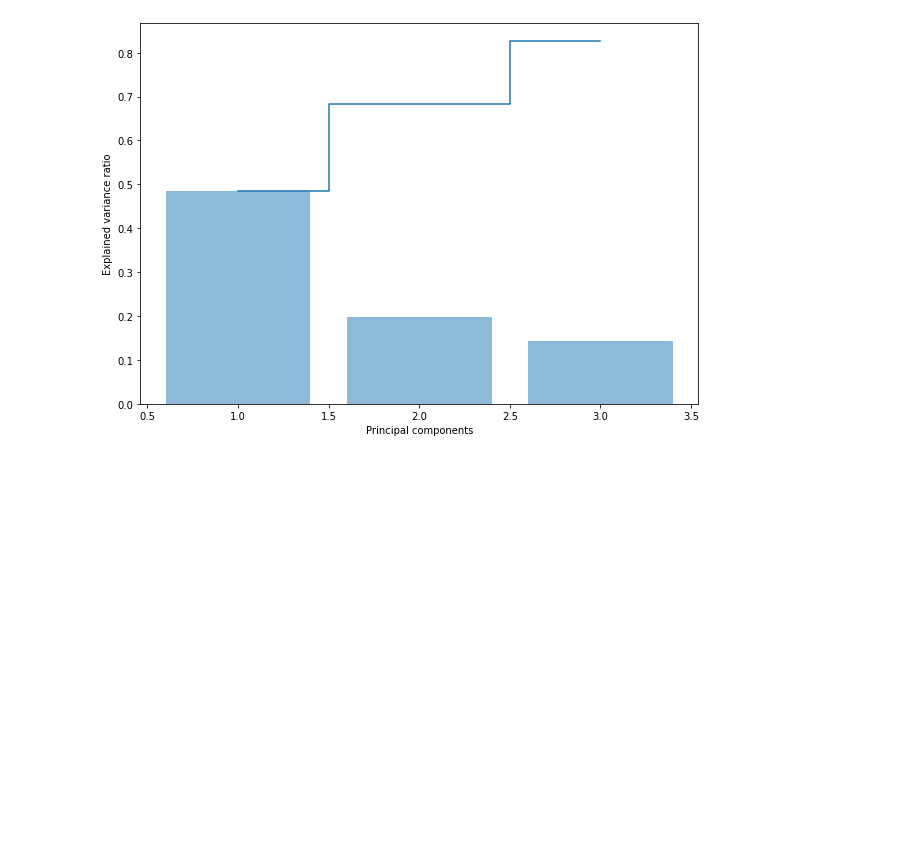
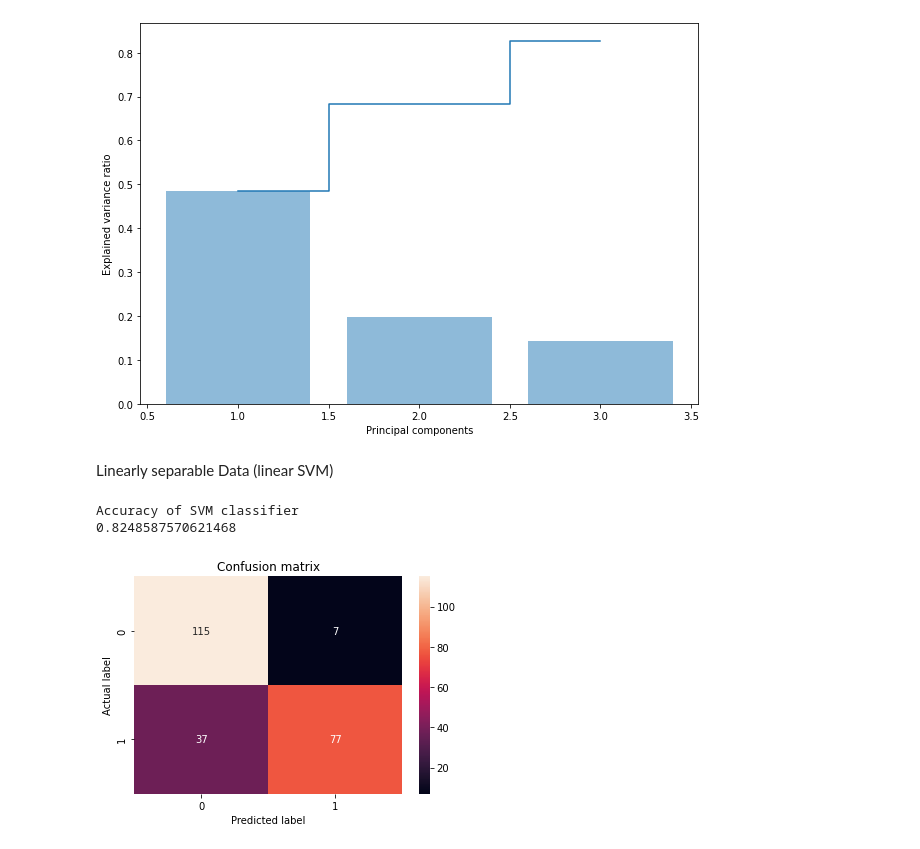
Before and after one commit to TheScorpoi/faa-mammographic, a Jupyter notebook: src/main.ipynb, the cells around one changed output. Cells and saved outputs as stored; diff of their text form; code cells hidden in the pictures; blank space fills up the shorter version.

```diff
--- a/src/main.ipynb
+++ b/src/main.ipynb
@@ -161,7 +163,7 @@ X_train, X_test, y_train, y_test = model_selection.train_test_split(features_val
 Logistic Regression
 # %%
 logitN = LogisticRegression()
-logitN.fit(X_train,y_train)
+logitN.fit(X_train,np.ravel(y_train))
 print('Accuracy of log reg classifier')
 print(logitN.score(X_train, y_train))
 
@@ -220,3 +221,25 @@ plt.show()
 (944, 5)
 (944, 3)
 [figure]
+# %% [markdown]
+Linearly separable Data (linear SVM)
+# %%
+# C = 1
+classifier = SVC(C=1, kernel="linear")
+classifier.fit(X_train,np.ravel(y_train))
+
+print('Accuracy of SVM classifier')
+print(classifier.score(X_train,y_train))
+
+y_pred = classifier.predict(X_test)
+conf_matrix = confusion_matrix(y_test, y_pred)
+
+sns.heatmap(conf_matrix, annot=True, fmt='d')
+plt.title('Confusion matrix')
+plt.ylabel('Actual label')
+plt.xlabel('Predicted label')
+plt.show()
+# %% [output]
+Accuracy of SVM classifier
+0.8248587570621468
+[figure, added]
```
Also changed, not shown: parts of 14 cells of this notebook.
